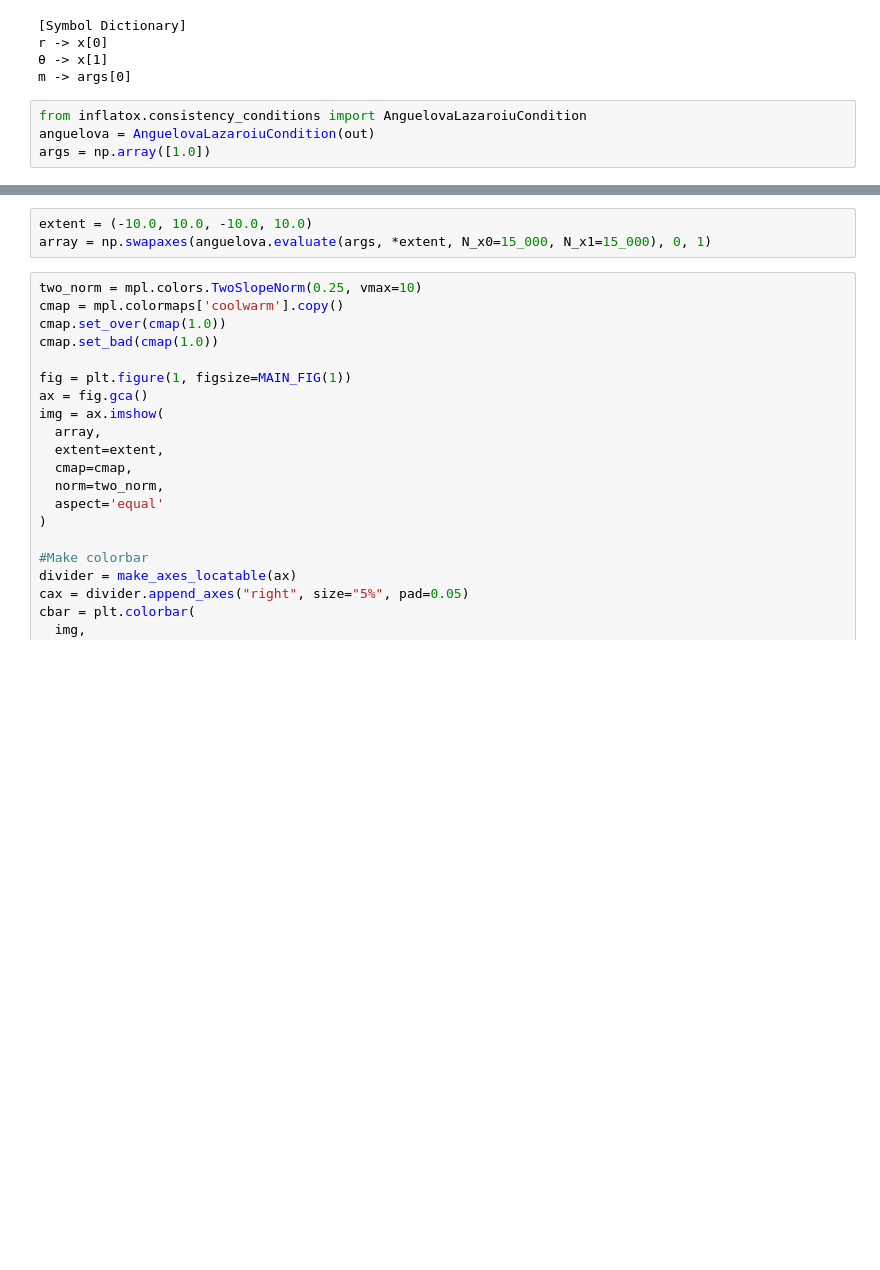
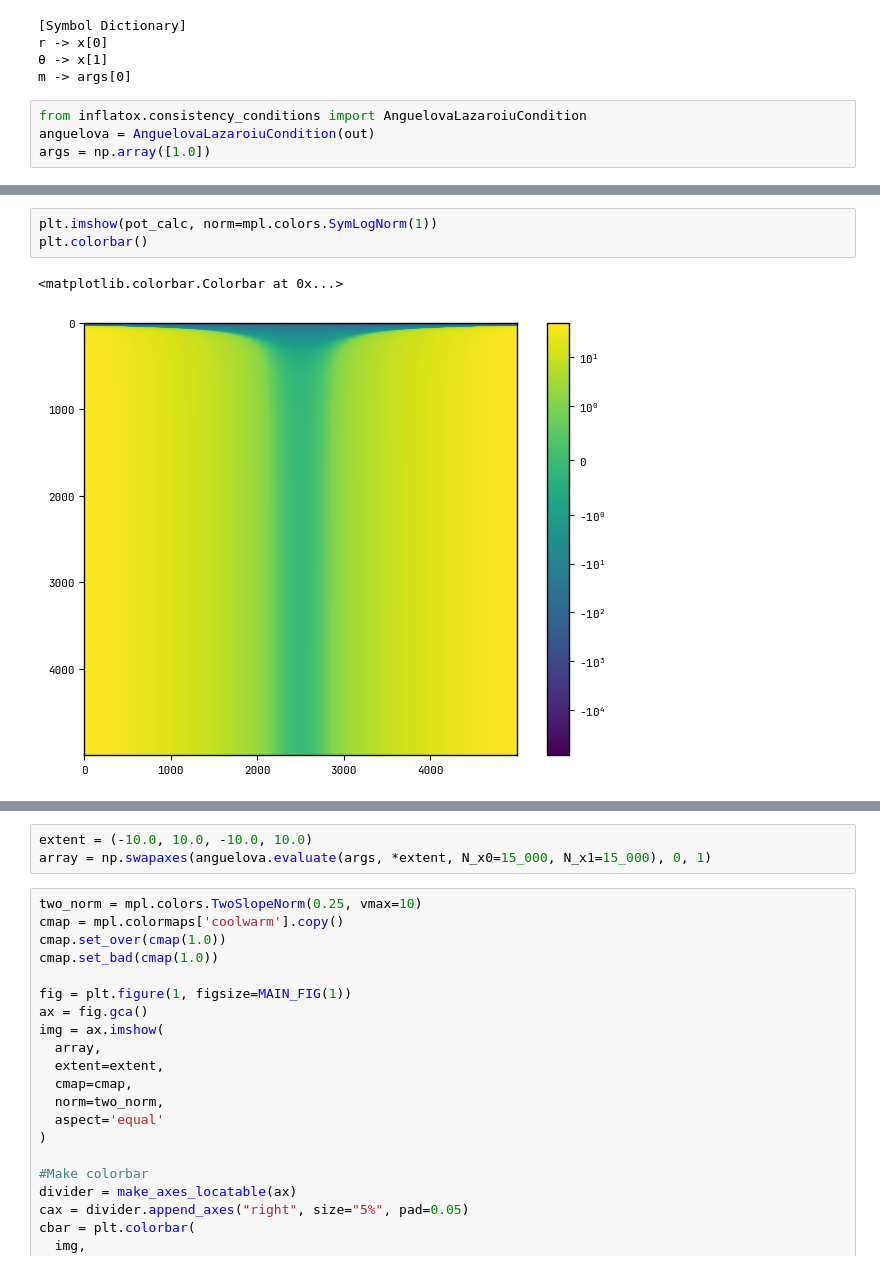
Before and after one commit to smups/inflatox, a Jupyter notebook: notebooks/orbital_inflation.ipynb, the cells around one changed output, grey strips where cells are left out. Drawn from its saved outputs; the diff is of its cells as text; blank space fills up the shorter version.

```diff
--- a/notebooks/orbital_inflation.ipynb
+++ b/notebooks/orbital_inflation.ipynb
@@ -117,0 +119,6 @@ plt.show()
+# %%
+plt.imshow(pot_calc, norm=mpl.colors.SymLogNorm(1))
+plt.colorbar()
+# %% [output]
+<matplotlib.colorbar.Colorbar at 0x...>
+[figure, added]
```
Also changed, not shown: parts of 3 cells of this notebook, 3 other files.
